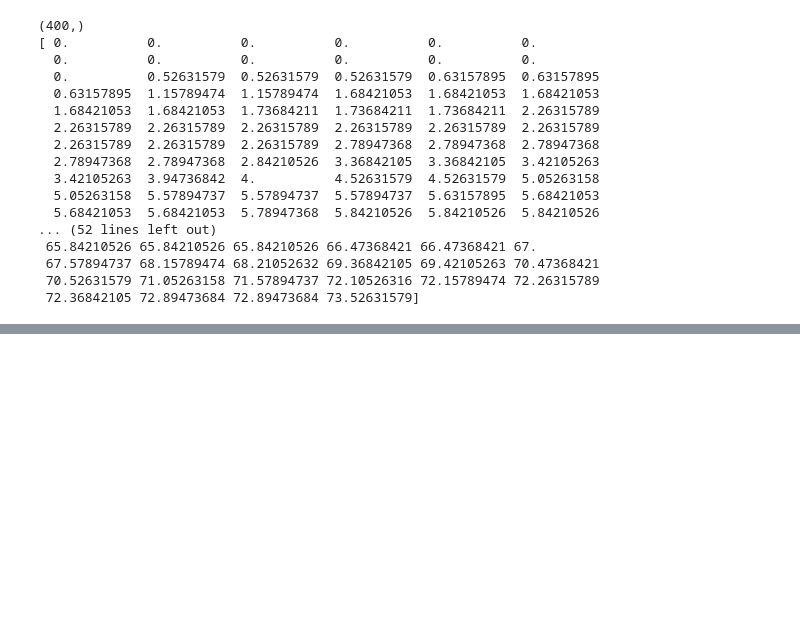
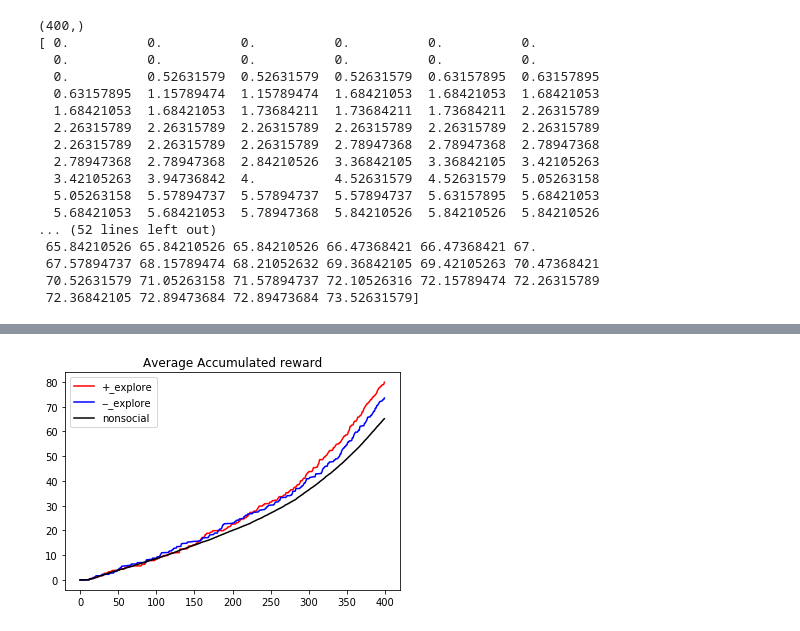
Before and after one commit to evil-scientist/Emotions-in-RL, a Jupyter notebook: logs/Plot Results.ipynb, the cells around one changed output, grey strips where cells are left out. Saved outputs shown, nothing was run; the diff lists cells and outputs as text; code cells hidden in the pictures; blank space fills up the shorter version.

```diff
--- a/logs/Plot Results.ipynb
+++ b/logs/Plot Results.ipynb
@@ -141,0 +190,12 @@ avg_reward_nonsocial = nonsocial_avg_reward()
+# %%
+import matplotlib.pyplot as plt
+
+plt.plot(range(400),avg_reward_s2,label='+_explore',color='red')
+plt.plot(range(400), avg_reward_s1,label='--_explore',color='blue')
+plt.plot(range(400),avg_reward_nonsocial,label='nonsocial',color='black')
+#plt.axis([0, 6, 0, 20])
+plt.title("Average Accumulated reward")
+plt.legend()
+plt.show()
+# %% [output]
+[figure, added]
```
Also changed, not shown: parts of 10 cells of this notebook, 5 other files.
